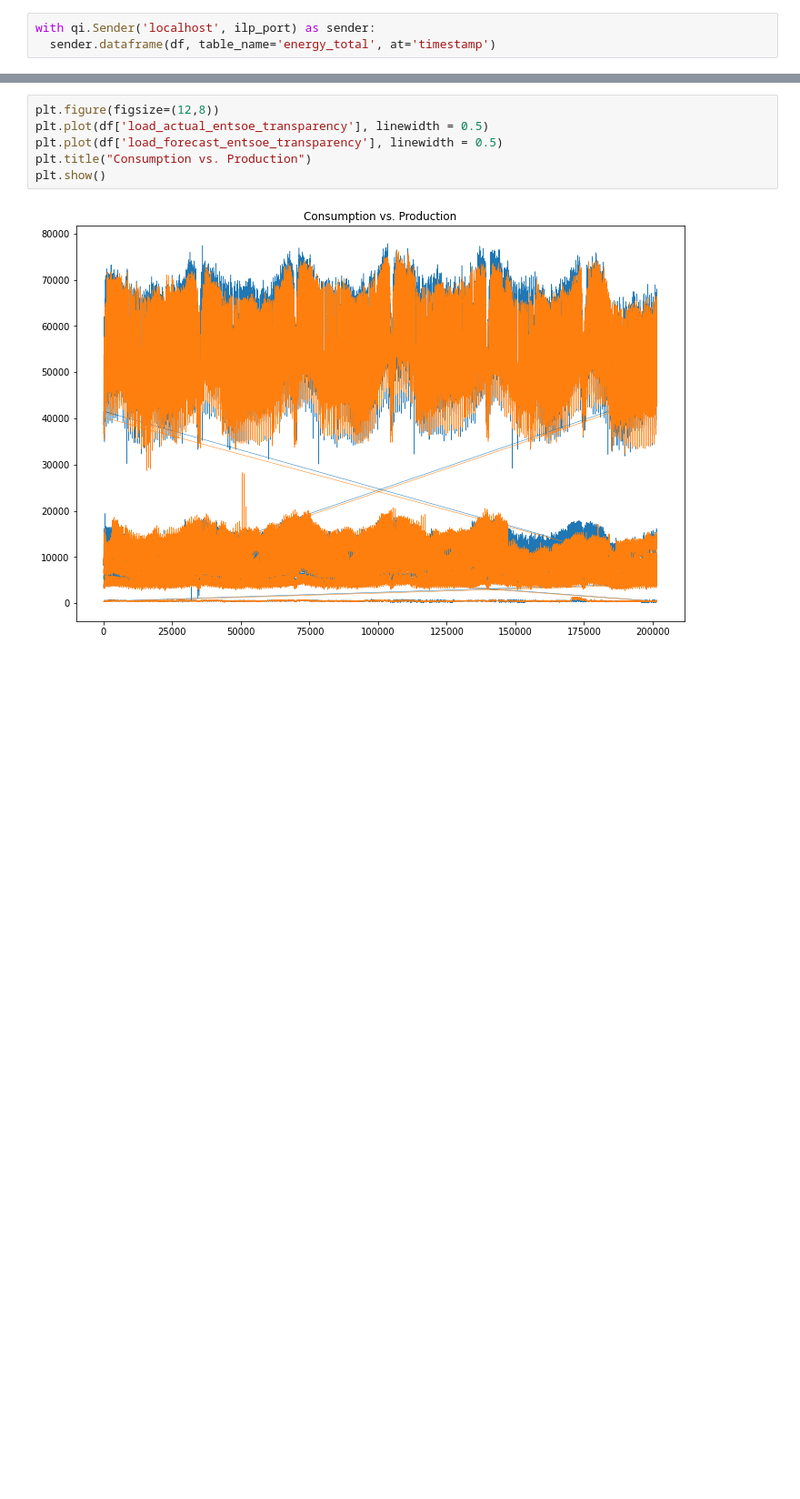
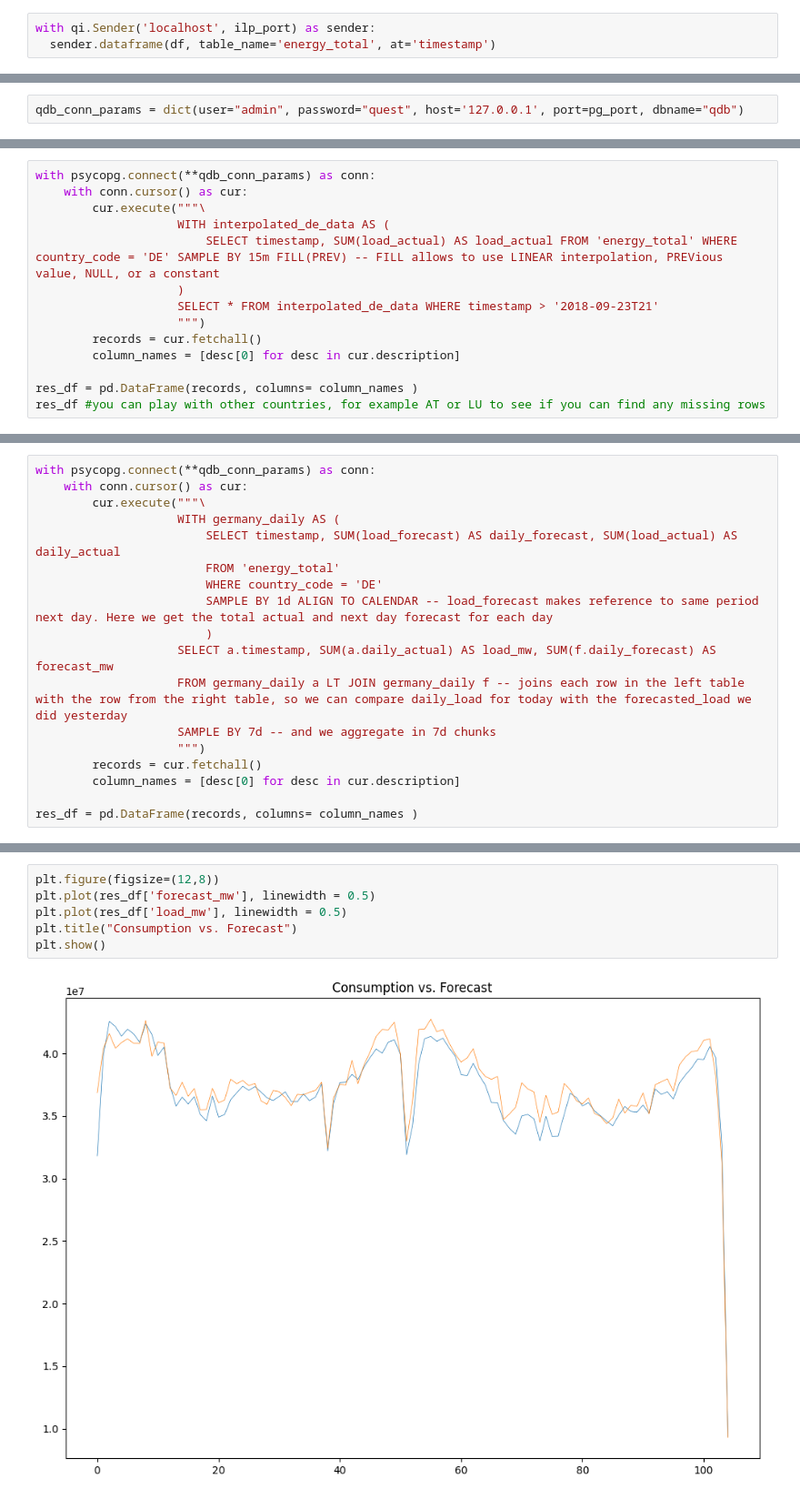
Before and after one commit to questdb/play, a Jupyter notebook: notebooks/play.ipynb, the cells around one changed output, grey strips where cells are left out. Shown at 91% size. Cells and saved outputs as stored; diff of their text form; blank space fills up the shorter version.

```diff
--- a/notebooks/play.ipynb
+++ b/notebooks/play.ipynb
@@ -106,0 +76,2 @@ ndf = pd.DataFrame(records, columns=['timestamp', 'country_code', 'total_mw', 'a
+# %%
+qdb_conn_params = dict(user="admin", password="quest", host='127.0.0.1', port=pg_port, dbname="qdb")
@@ -123,0 +152,14 @@ plt.show()
+# %%
+with psycopg.connect(**qdb_conn_params) as conn:
+    with conn.cursor() as cur:
+        cur.execute("""\
+                    WITH interpolated_de_data AS (
+                        SELECT timestamp, SUM(load_actual) AS load_actual FROM 'energy_total' WHERE country_code = 'DE' SAMPLE BY 15m FILL(PREV) -- FILL allows to use LINEAR interpolation, PREVious value, NULL, or a constant
+                    )
+                    SELECT * FROM interpolated_de_data WHERE timestamp > '2018-09-23T21'
+                    """)
+        records = cur.fetchall()
+        column_names = [desc[0] for desc in cur.description]
+
+res_df = pd.DataFrame(records, columns= column_names )
+res_df #you can play with other countries, for example AT or LU to see if you can find any missing rows
@@ -123,0 +182,18 @@ plt.show()
+# %%
+with psycopg.connect(**qdb_conn_params) as conn:
+    with conn.cursor() as cur:
+        cur.execute("""\
+                    WITH germany_daily AS (
+                        SELECT timestamp, SUM(load_forecast) AS daily_forecast, SUM(load_actual) AS daily_actual
+                        FROM 'energy_total'
+                        WHERE country_code = 'DE'
+                        SAMPLE BY 1d ALIGN TO CALENDAR -- load_forecast makes reference to same period next day. Here we get the total actual and next day forecast for each day
+                        )
+                    SELECT a.timestamp, SUM(a.daily_actual) AS load_mw, SUM(f.daily_forecast) AS forecast_mw
+                    FROM germany_daily a LT JOIN germany_daily f -- joins each row in the left table with the row from the right table, so we can compare daily_load for today with the forecasted_load we did yesterday
+                    SAMPLE BY 7d -- and we aggregate in 7d chunks
+                    """)
+        records = cur.fetchall()
+        column_names = [desc[0] for desc in cur.description]
+
+res_df = pd.DataFrame(records, columns= column_names )
@@ -124,8 +216,8 @@ plt.show()
 # %%
 plt.figure(figsize=(12,8))
-plt.plot(df['load_actual_entsoe_transparency'], linewidth = 0.5)
-plt.plot(df['load_forecast_entsoe_transparency'], linewidth = 0.5)
-plt.title("Consumption vs. Production")
+plt.plot(res_df['forecast_mw'], linewidth = 0.5)
+plt.plot(res_df['load_mw'], linewidth = 0.5)
+plt.title("Consumption vs. Forecast")
 plt.show()
 # %% [output]
-[figure, old version]
+[figure, new version]
```
Also changed, not shown: parts of 32 cells of this notebook, 1 other file.
